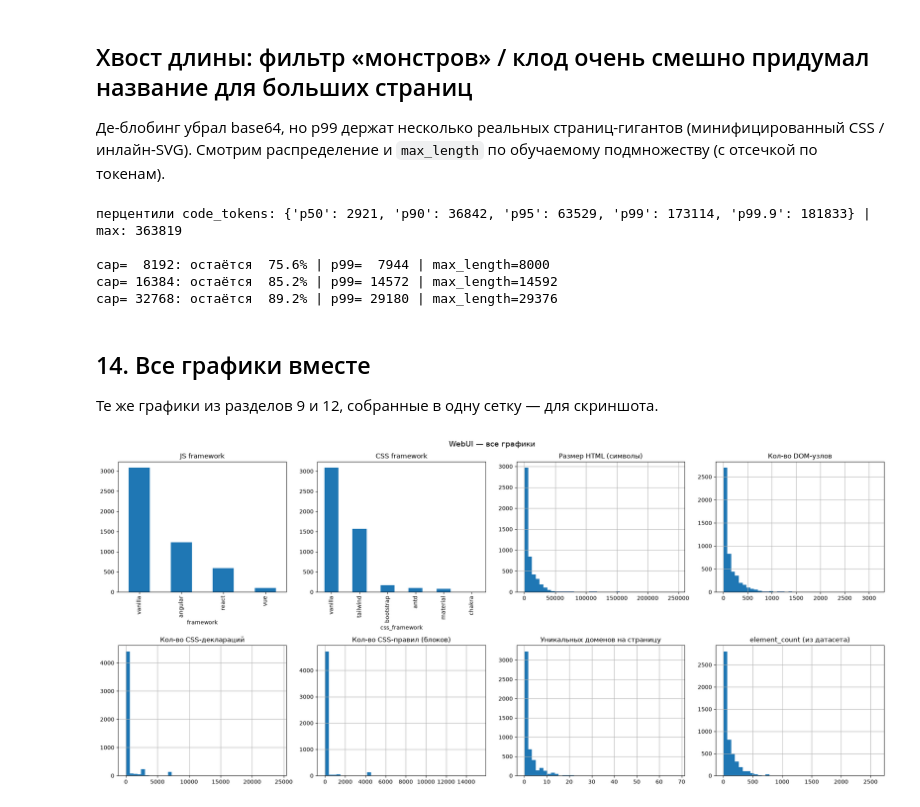
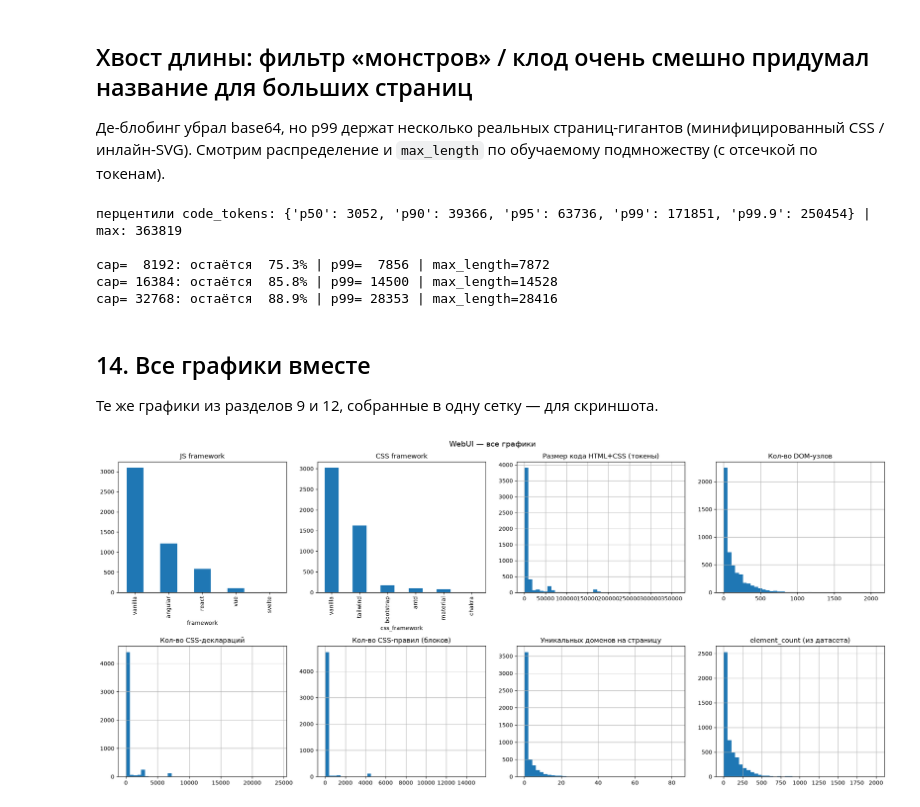
Before and after one commit to Podushe4ka/ScreenShot2Code, a Jupyter notebook: Data/analysis/webui.ipynb, the cells around one changed output. Drawn from its saved outputs; the diff is of its cells as text; code cells hidden in the pictures.

```diff
--- a/Data/analysis/webui.ipynb
+++ b/Data/analysis/webui.ipynb
@@ -44,6 +45,12 @@ DATASET = "ronantakizawa/webui"
 SPLIT = "train"
 SAMPLE_SIZE = 5000  # None — пройти весь train (29 409 строк)
 _sample_desc = SAMPLE_SIZE if SAMPLE_SIZE else "весь сплит"
+# Случайная выборка из стрима вместо take() «с головы» (когда SAMPLE_SIZE задан):
+# shuffle() тасует порядок шардов + локальный буфер. Здесь дополнительно снимает
+# упорядоченность по sample_id (3 подряд идущие строки = один сэмпл × 3 вьюпорта).
+# SEED — воспроизводимость; BUFFER — строк в RAM (снизить при нехватке памяти).
+SHUFFLE_SEED = 0
+SHUFFLE_BUFFER = 10_000
 
 print(f"datasets: {datasets.__version__}")
 print(f"Датасет: {DATASET}, выборка: {_sample_desc}")
@@ -193,7 +200,9 @@ records = []
 # Пересоздаём стрим здесь: IterableDataset из ячейки выше может держать уже закрытый
 # HTTP-клиент (RuntimeError: client has been closed) при повторном/отложенном прогоне.
 _stream = load_dataset(DATASET, streaming=True)[SPLIT]
-_take = _stream if SAMPLE_SIZE is None else _stream.take(SAMPLE_SIZE)
+# Полный проход (SAMPLE_SIZE is None) идёт как есть; при семплировании — случайная
+# выборка через shuffle() (тасовка шардов + буфер) вместо take() «с головы».
+_take = _stream if SAMPLE_SIZE is None else _stream.shuffle(seed=SHUFFLE_SEED, buffer_size=SHUFFLE_BUFFER).take(SAMPLE_SIZE)
 _total = TOTAL_EXAMPLES if SAMPLE_SIZE is None else SAMPLE_SIZE
 
 for row in tqdm(_take, total=_total, desc="Обработка"):
@@ -535,11 +521,11 @@ for cap in [8192, 16384, 32768]:
           f"| p99={int(keep.quantile(0.99)):>6} "
           f"| max_length={recommend_max_length(keep.tolist(), image_token_budget=IMAGE_TOKEN_BUDGET)}")
 # %% [output]
-перцентили code_tokens: {'p50': 2921, 'p90': 36842, 'p95': 63529, 'p99': 173114, 'p99.9': 181833} | max: 363819
+перцентили code_tokens: {'p50': 3052, 'p90': 39366, 'p95': 63736, 'p99': 171851, 'p99.9': 250454} | max: 363819
 
-cap=  8192: остаётся  75.6% | p99=  7944 | max_length=8000
-cap= 16384: остаётся  85.2% | p99= 14572 | max_length=14592
-cap= 32768: остаётся  89.2% | p99= 29180 | max_length=29376
+cap=  8192: остаётся  75.3% | p99=  7856 | max_length=7872
+cap= 16384: остаётся  85.8% | p99= 14500 | max_length=14528
+cap= 32768: остаётся  88.9% | p99= 28353 | max_length=28416
 # %% [markdown]
 ## 14. Все графики вместе
 
@@ -547,33 +533,33 @@ cap= 32768: остаётся  89.2% | p99= 29180 | max_length=29376
 # %%
 fig, axes = plt.subplots(2, 4, figsize=(20, 9))
 axes = axes.flatten()
 
 df["framework"].value_counts().plot(kind="bar", ax=axes[0])
 axes[0].set_title("JS framework")
 
 df["css_framework"].value_counts().plot(kind="bar", ax=axes[1])
 axes[1].set_title("CSS framework")
 
-ok["html_chars"].hist(ax=axes[2], bins=40)
-axes[2].set_title("Размер HTML (символы)")
+ok["code_tokens"].hist(ax=axes[2], bins=40)
+axes[2].set_title("Размер кода HTML+CSS (токены)")
 
 ok["dom_nodes"].hist(ax=axes[3], bins=40)
 axes[3].set_title("Кол-во DOM-узлов")
 
 ok["css_decls"].hist(ax=axes[4], bins=40)
 axes[4].set_title("Кол-во CSS-деклараций")
 
 ok["css_rules"].hist(ax=axes[5], bins=40)
 axes[5].set_title("Кол-во CSS-правил (блоков)")
 
 ok["n_domains"].hist(ax=axes[6], bins=40)
 axes[6].set_title("Уникальных доменов на страницу")
 
 ok["element_count_reported"].hist(ax=axes[7], bins=40)
 axes[7].set_title("element_count (из датасета)")
 
 fig.suptitle("WebUI — все графики", fontsize=14)
 plt.tight_layout()
 plt.show()
 # %% [output]
-[figure, old version]
+[figure, new version]
```
Also changed, not shown: parts of 12 cells of this notebook, 21 other files.
